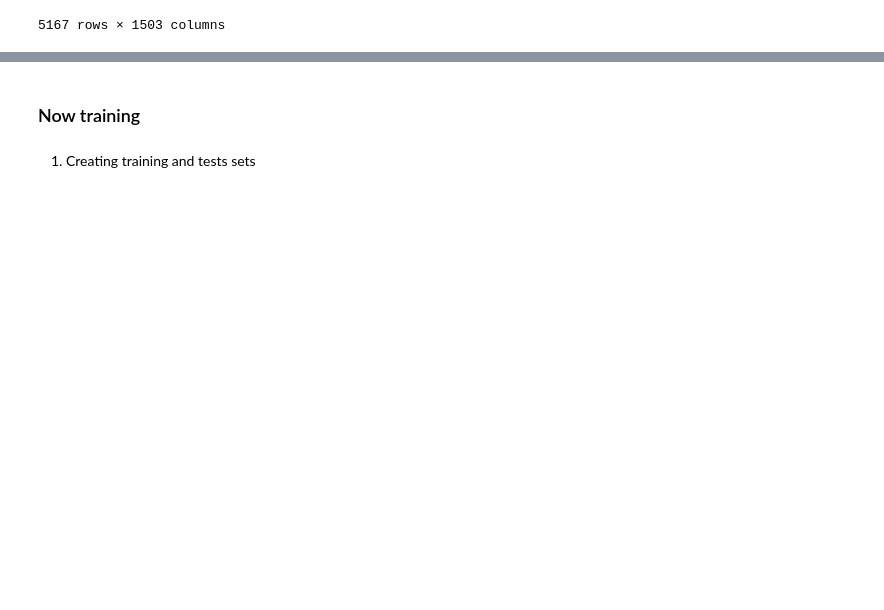
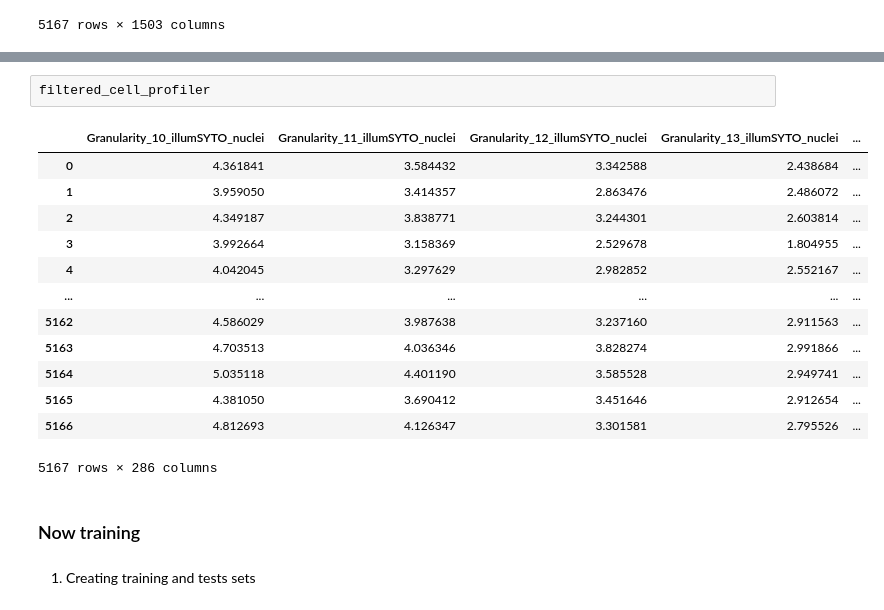
Before and after one commit to pharmbio/Thesis_ActLearn_DOP_2022, a Jupyter notebook: main/supervised_learning/experiment1_regression.ipynb, the cells around one changed output, grey strips where cells are left out. Saved outputs shown, nothing was run; the diff lists cells and outputs as text; blank space fills up the shorter version.

```diff
--- a/main/supervised_learning/experiment1_regression.ipynb
+++ b/main/supervised_learning/experiment1_regression.ipynb
@@ -136,3 +150,19 @@ cell_profiler
+# %%
+filtered_cell_profiler
+# %% [output]
+|  | Granularity_10_illumSYTO_nuclei | Granularity_11_illumSYTO_nuclei | Granularity_12_illumSYTO_nuclei | Granularity_13_illumSYTO_nuclei | ... |
+| 0 | 4.361841 | 3.584432 | 3.342588 | 2.438684 | ... |
+| 1 | 3.959050 | 3.414357 | 2.863476 | 2.486072 | ... |
+| 2 | 4.349187 | 3.838771 | 3.244301 | 2.603814 | ... |
+| 3 | 3.992664 | 3.158369 | 2.529678 | 1.804955 | ... |
+| 4 | 4.042045 | 3.297629 | 2.982852 | 2.552167 | ... |
+| ... | ... | ... | ... | ... | ... |
+| 5162 | 4.586029 | 3.987638 | 3.237160 | 2.911563 | ... |
+| 5163 | 4.703513 | 4.036346 | 3.828274 | 2.991866 | ... |
+| 5164 | 5.035118 | 4.401190 | 3.585528 | 2.949741 | ... |
+| 5165 | 4.381050 | 3.690412 | 3.451646 | 2.912654 | ... |
+| 5166 | 4.812693 | 4.126347 | 3.301581 | 2.795526 | ... |
+5167 rows × 286 columns
 # %% [markdown]
 ### Now training
 # %% [markdown]
```
Also changed, not shown: parts of 17 cells of this notebook, 1 other file.
